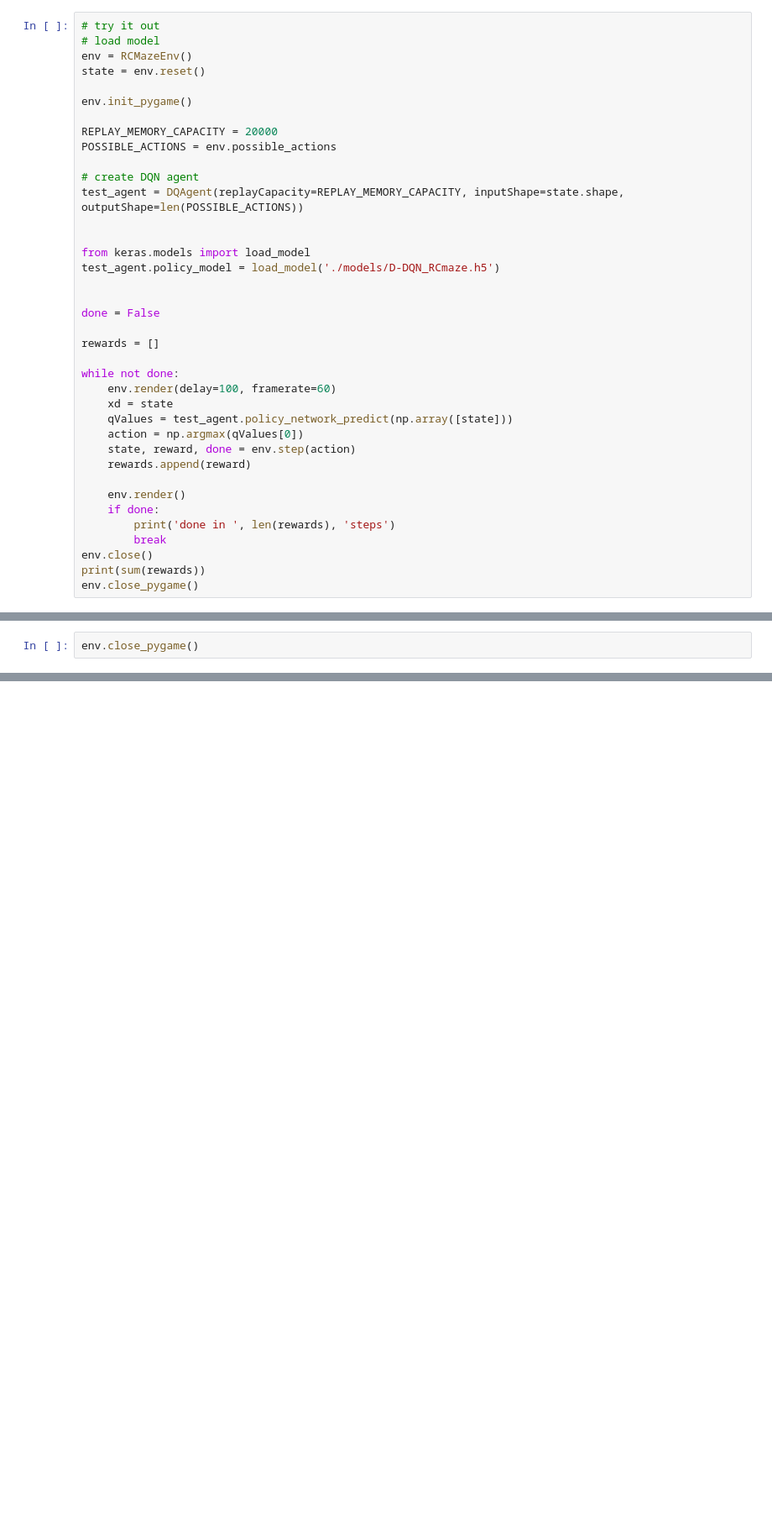
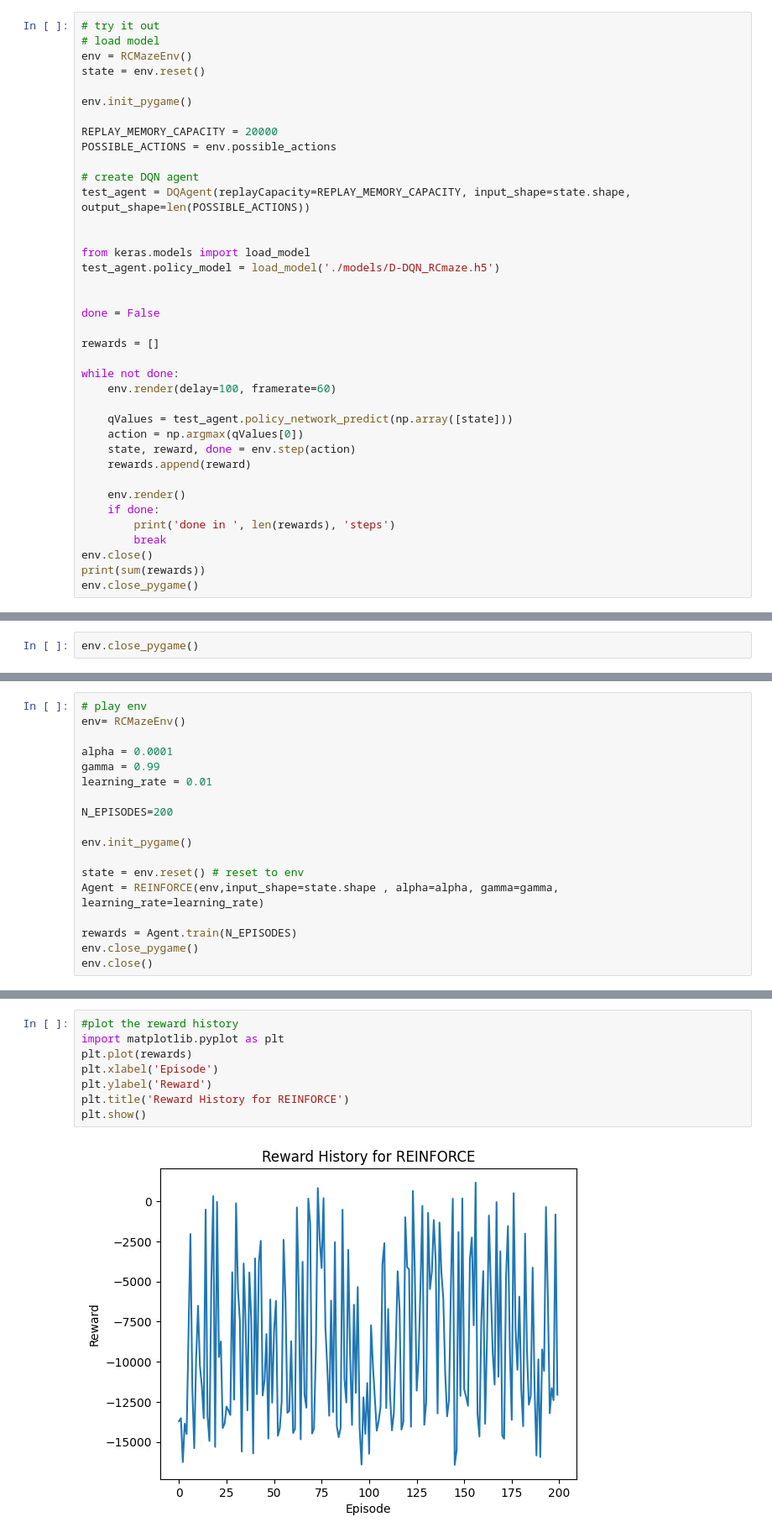
Before and after one commit to driessenslucas/researchproject, a Jupyter notebook: ResearchProject.ipynb, the cells around one changed output, grey strips where cells are left out. Shown at 84% size. Saved outputs shown, nothing was run; the diff lists cells and outputs as text; blank space fills up the shorter version.

```diff
--- a/ResearchProject.ipynb
+++ b/ResearchProject.ipynb
@@ -2039,7 +2008,7 @@ REPLAY_MEMORY_CAPACITY = 20000
 POSSIBLE_ACTIONS = env.possible_actions
 
 # create DQN agent
-test_agent = DQAgent(replayCapacity=REPLAY_MEMORY_CAPACITY, inputShape=state.shape, outputShape=len(POSSIBLE_ACTIONS))
+test_agent = DQAgent(replayCapacity=REPLAY_MEMORY_CAPACITY, input_shape=state.shape, output_shape=len(POSSIBLE_ACTIONS))
 
 
 from keras.models import load_model
@@ -2052,7 +2021,7 @@ rewards = []
 
 while not done:
     env.render(delay=100, framerate=60)
-    xd = state
+
     qValues = test_agent.policy_network_predict(np.array([state]))
     action = np.argmax(qValues[0])
     state, reward, done = env.step(action)
@@ -2145,0 +2474,18 @@ def train_and_evaluate(agent, batch_size, num_episodes=50, env=env):
+# %%
+# play env
+env= RCMazeEnv()
+
+alpha = 0.0001
+gamma = 0.99
+learning_rate = 0.01
+
+N_EPISODES=200
+
+env.init_pygame()
+
+state = env.reset() # reset to env
+Agent = REINFORCE(env,input_shape=state.shape , alpha=alpha, gamma=gamma, learning_rate=learning_rate)
+
+rewards = Agent.train(N_EPISODES)
+env.close_pygame()
+env.close()
@@ -2145,0 +2517,10 @@ def train_and_evaluate(agent, batch_size, num_episodes=50, env=env):
+# %%
+#plot the reward history
+import matplotlib.pyplot as plt
+plt.plot(rewards)
+plt.xlabel('Episode')
+plt.ylabel('Reward')
+plt.title('Reward History for REINFORCE')
+plt.show()
+# %% [output]
+[figure, added]
```
Also changed, not shown: parts of 27 cells of this notebook, 2 other files.
